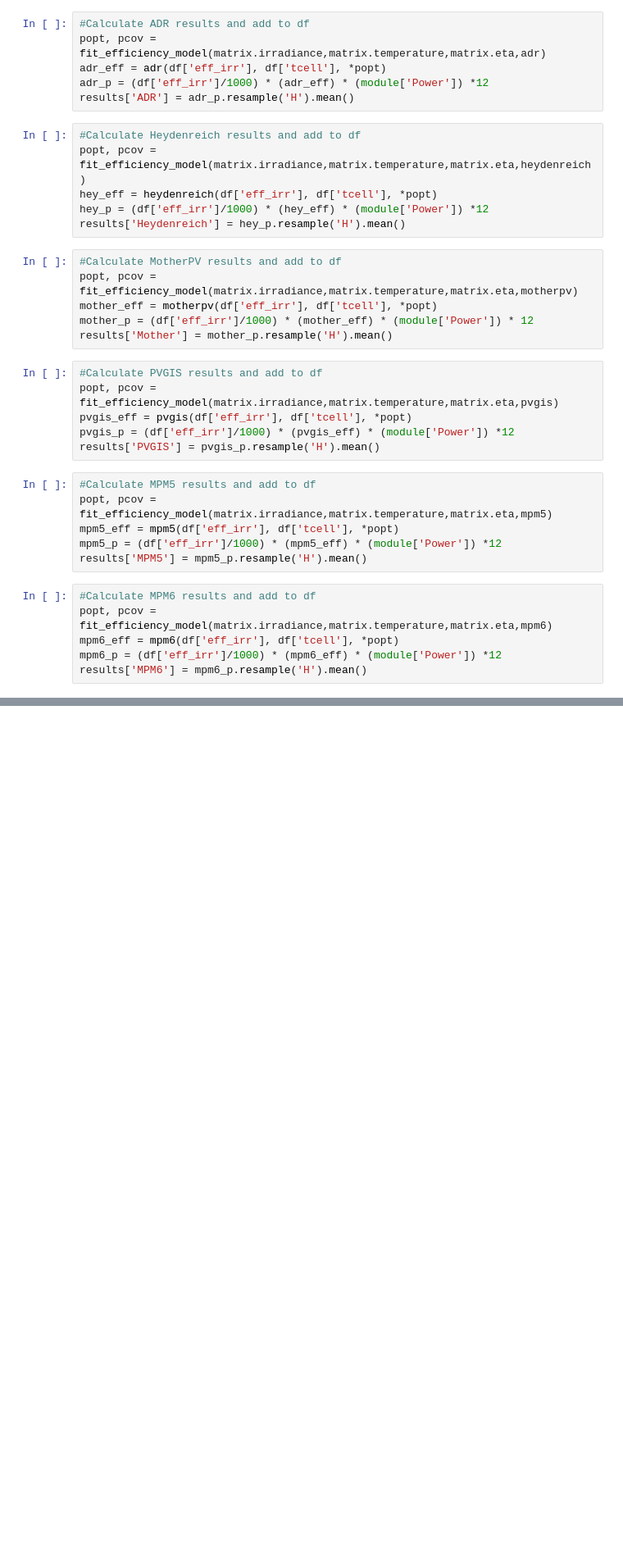
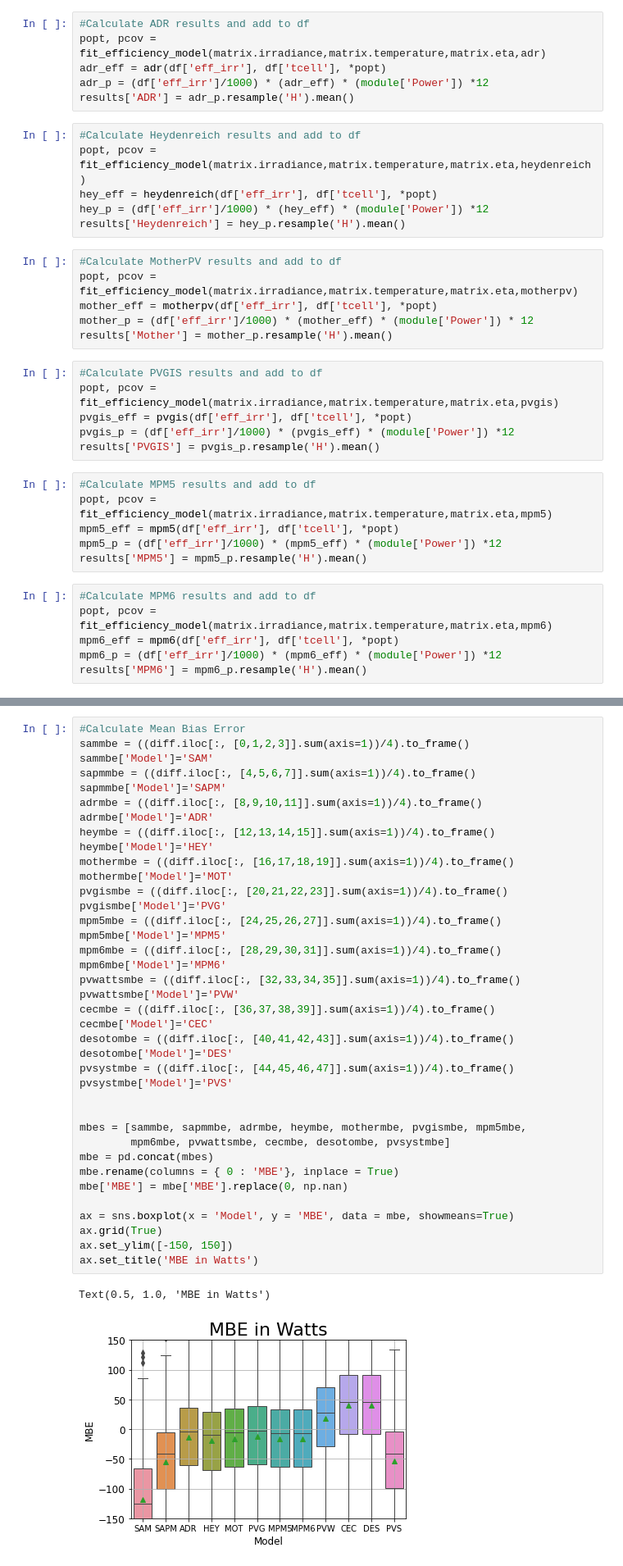
Before and after one commit to lmdeville/PV-Modeling, a Jupyter notebook: PVLT/PVLT.ipynb, the cells around one changed output, grey strips where cells are left out. Shown at 82% size. Cells and saved outputs as stored; diff of their text form; blank space fills up the shorter version.

```diff
--- a/PVLT/PVLT.ipynb
+++ b/PVLT/PVLT.ipynb
@@ -243,4 +243,45 @@ apd.index = results.index
 for model in models:
     for measured in measureds:
         apd[model + ' ' + measured] = 100* abs((results[measured]-results[model])/results[measured])
+# %%
+#Calculate Mean Bias Error
+sammbe = ((diff.iloc[:, [0,1,2,3]].sum(axis=1))/4).to_frame()
+sammbe['Model']='SAM'
+sapmmbe = ((diff.iloc[:, [4,5,6,7]].sum(axis=1))/4).to_frame()
+sapmmbe['Model']='SAPM'
+adrmbe = ((diff.iloc[:, [8,9,10,11]].sum(axis=1))/4).to_frame()
+adrmbe['Model']='ADR'
+heymbe = ((diff.iloc[:, [12,13,14,15]].sum(axis=1))/4).to_frame()
+heymbe['Model']='HEY'
+mothermbe = ((diff.iloc[:, [16,17,18,19]].sum(axis=1))/4).to_frame()
+mothermbe['Model']='MOT'
+pvgismbe = ((diff.iloc[:, [20,21,22,23]].sum(axis=1))/4).to_frame()
+pvgismbe['Model']='PVG'
+mpm5mbe = ((diff.iloc[:, [24,25,26,27]].sum(axis=1))/4).to_frame()
+mpm5mbe['Model']='MPM5'
+mpm6mbe = ((diff.iloc[:, [28,29,30,31]].sum(axis=1))/4).to_frame()
+mpm6mbe['Model']='MPM6'
+pvwattsmbe = ((diff.iloc[:, [32,33,34,35]].sum(axis=1))/4).to_frame()
+pvwattsmbe['Model']='PVW'
+cecmbe = ((diff.iloc[:, [36,37,38,39]].sum(axis=1))/4).to_frame()
+cecmbe['Model']='CEC'
+desotombe = ((diff.iloc[:, [40,41,42,43]].sum(axis=1))/4).to_frame()
+desotombe['Model']='DES'
+pvsystmbe = ((diff.iloc[:, [44,45,46,47]].sum(axis=1))/4).to_frame()
+pvsystmbe['Model']='PVS'
+
+
+mbes = [sammbe, sapmmbe, adrmbe, heymbe, mothermbe, pvgismbe, mpm5mbe,
+        mpm6mbe, pvwattsmbe, cecmbe, desotombe, pvsystmbe]
+mbe = pd.concat(mbes)
+mbe.rename(columns = { 0 : 'MBE'}, inplace = True)
+mbe['MBE'] = mbe['MBE'].replace(0, np.nan)
+
+ax = sns.boxplot(x = 'Model', y = 'MBE', data = mbe, showmeans=True)
+ax.grid(True)
+ax.set_ylim([-150, 150])
+ax.set_title('MBE in Watts')
+# %% [output]
+Text(0.5, 1.0, 'MBE in Watts')
+[figure, added]
 # %%
```
Also changed, not shown: parts of 16 cells of this notebook, 1 other file.
